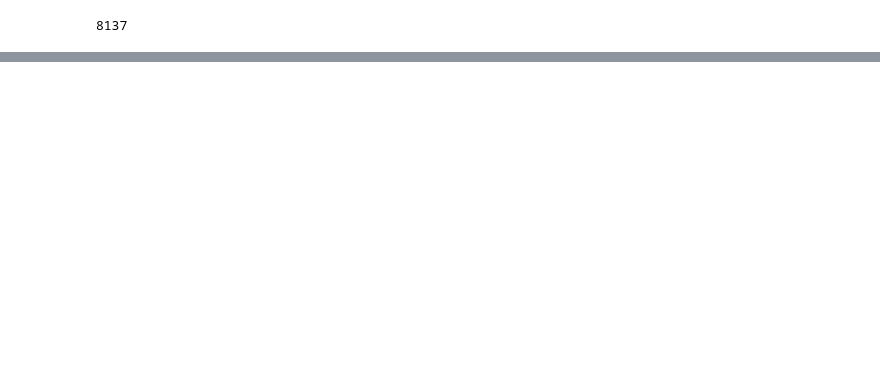
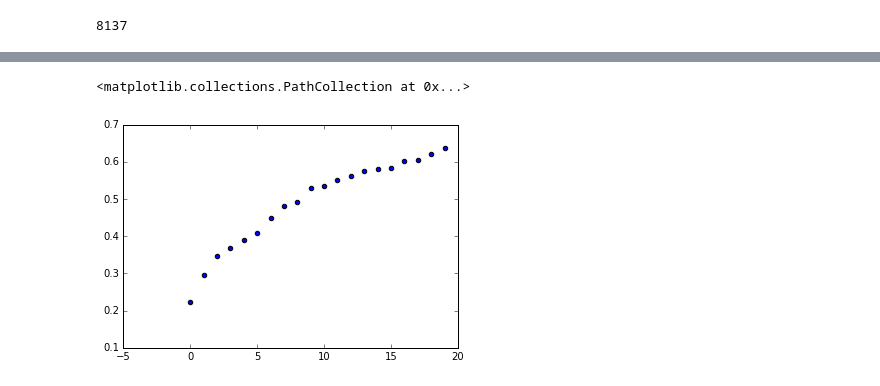
Before and after one commit to zcamilo/MachineBurning, a Jupyter notebook: p3/lib_testing.ipynb, the cells around one changed output, grey strips where cells are left out. Drawn from its saved outputs; the diff is of its cells as text; code cells hidden in the pictures; blank space fills up the shorter version.

```diff
--- a/p3/lib_testing.ipynb
+++ b/p3/lib_testing.ipynb
@@ -293,0 +480,5 @@ y_output
+# %%
+scatter(arange(len(percs2)),percs2)
+# %% [output]
+<matplotlib.collections.PathCollection at 0x...>
+[figure, added]
```
Also changed, not shown: parts of 17 cells of this notebook, 2 other files.
